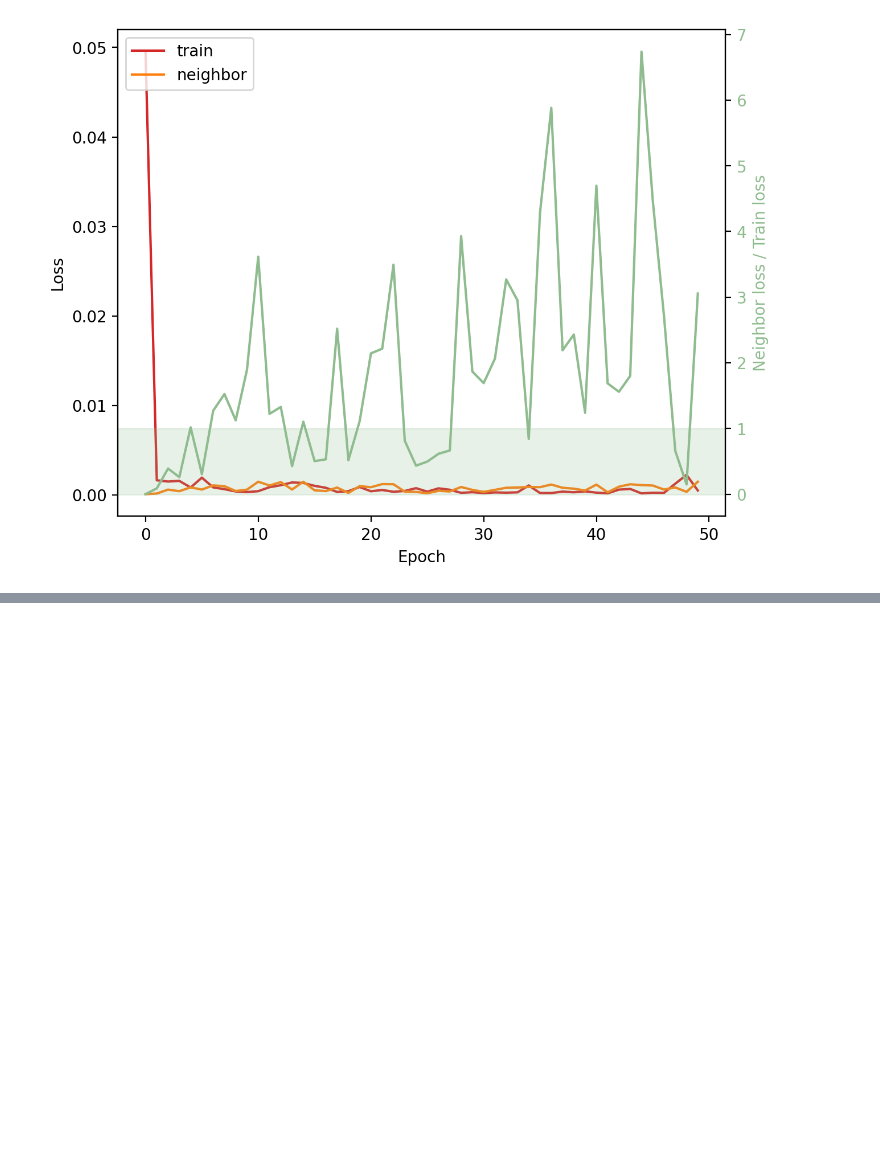
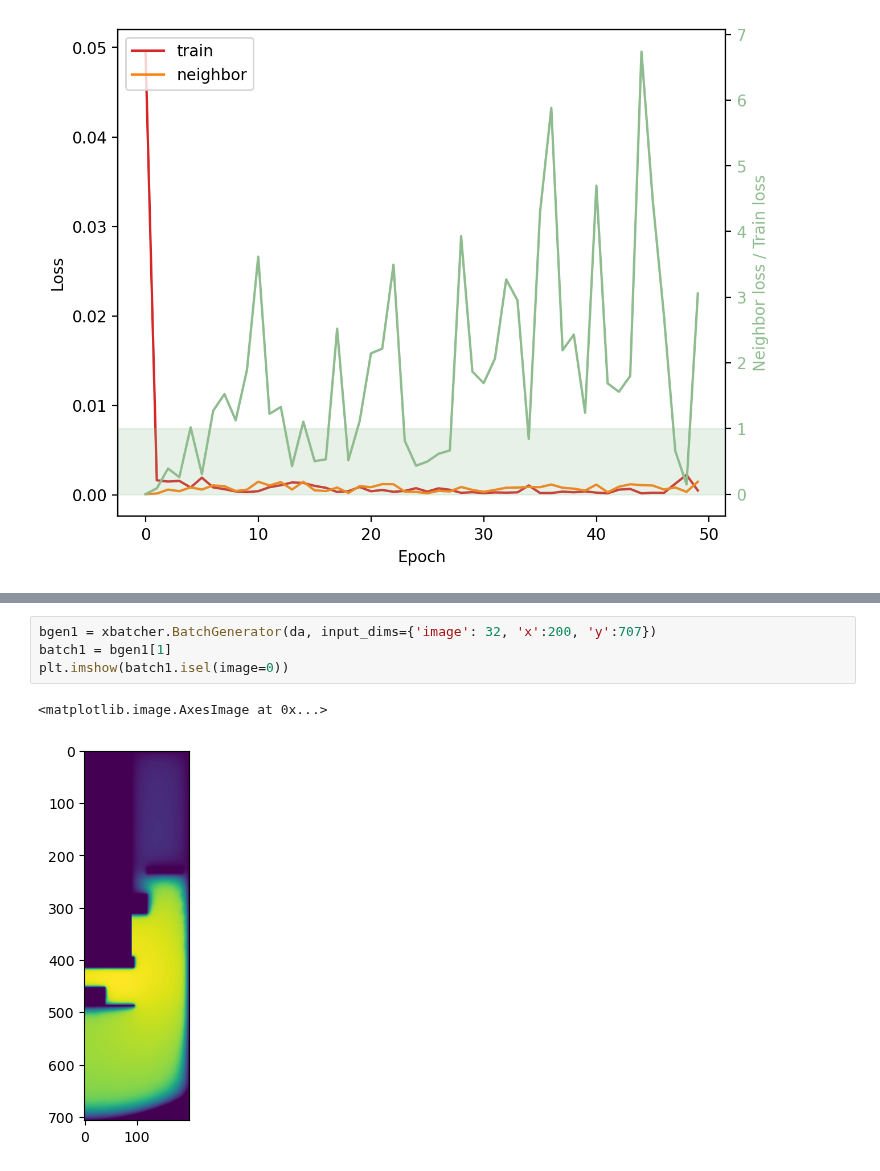
Before and after one commit to jarltc/2d-discharge-nn, a Jupyter notebook: data-vis.ipynb, the cells around one changed output, grey strips where cells are left out. Cells and saved outputs as stored; diff of their text form; blank space fills up the shorter version.

```diff
--- a/data-vis.ipynb
+++ b/data-vis.ipynb
@@ -109,0 +175,7 @@ ax.legend(loc=2)
+# %%
+bgen1 = xbatcher.BatchGenerator(da, input_dims={'image': 32, 'x':200, 'y':707})
+batch1 = bgen1[1]
+plt.imshow(batch1.isel(image=0))
+# %% [output]
+<matplotlib.image.AxesImage at 0x...>
+[figure, added]
```
Also changed, not shown: parts of 17 cells of this notebook.
